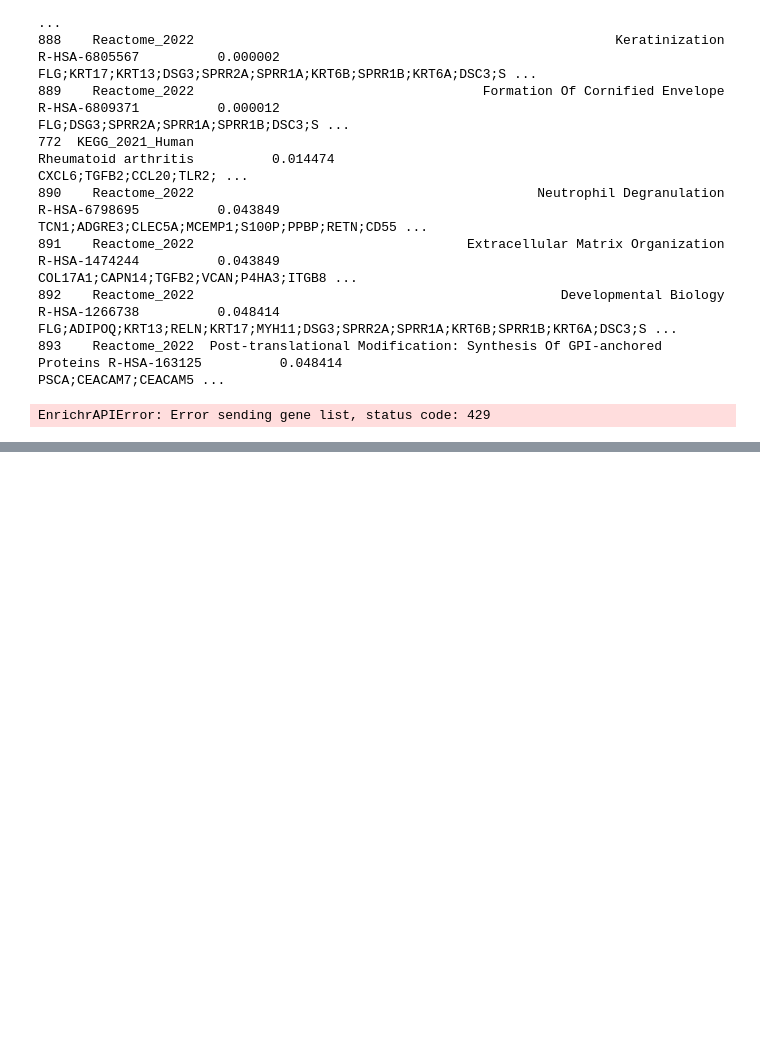
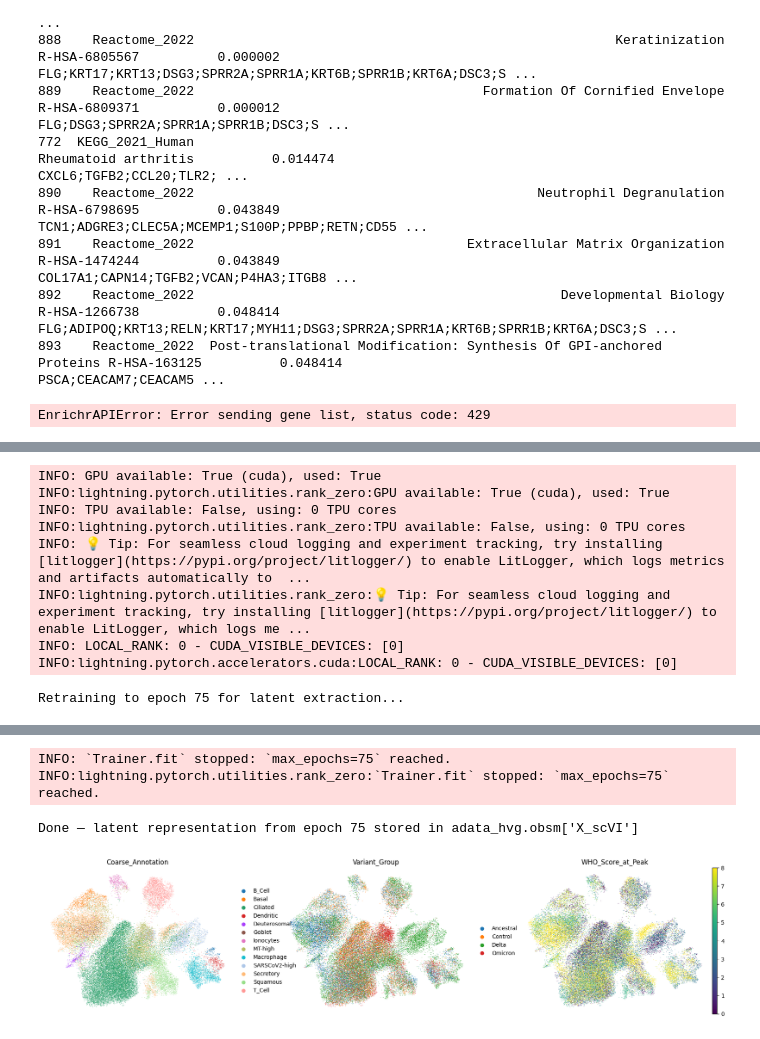
Before and after one commit to Maryam-Gamal/Applied-Machine-Learning-Final-Project, a Jupyter notebook: Ingrid/scVI2.ipynb, the cells around one changed output, grey strips where cells are left out. Cells and saved outputs as stored; diff of their text form; code cells hidden in the pictures; blank space fills up the shorter version.

```diff
--- a/Ingrid/scVI2.ipynb
+++ b/Ingrid/scVI2.ipynb
@@ -758,0 +828,44 @@ EnrichrAPIError: Error sending gene list, status code: 429
+# %%
+# ── 6. Retrain to optimal epoch for latent extraction ────────────────────────
+print(f"\nRetraining to epoch {optimal_epoch} for latent extraction...")
+
+scvi.model.SCVI.setup_anndata(
+    adata_hvg,
+    batch_key="Participant"
+)
+
+model_hvg = scvi.model.SCVI(
+    adata_hvg,
+    n_latent=20,
+    n_layers=2,
+    n_hidden=128,
+    gene_likelihood="nb"
+)
+
+model_hvg.train(
+    max_epochs=optimal_epoch,
+    early_stopping=False
+)
+
+# ── 7. Store latent representation and recompute UMAP ────────────────────────
+adata_hvg.obsm["X_scVI"] = model_hvg.get_latent_representation()
+
+sc.pp.neighbors(adata_hvg, use_rep="X_scVI")
+sc.tl.umap(adata_hvg)
+sc.tl.leiden(adata_hvg, resolution=0.5, flavor='igraph', n_iterations=2, directed=False)
+
+print(f"Done — latent representation from epoch {optimal_epoch} stored in adata_hvg.obsm['X_scVI']")
+
+# ── 8. Sanity plot ────────────────────────────────────────────────────────────
+sc.pl.umap(adata_hvg, color=["Coarse_Annotation", "Variant_Group", "WHO_Score_at_Peak"],
+           frameon=False, ncols=3)
+# %% [output]
+INFO: GPU available: True (cuda), used: True
+INFO:lightning.pytorch.utilities.rank_zero:GPU available: True (cuda), used: True
+INFO: TPU available: False, using: 0 TPU cores
+INFO:lightning.pytorch.utilities.rank_zero:TPU available: False, using: 0 TPU cores
+INFO: 💡 Tip: For seamless cloud logging and experiment tracking, try installing [litlogger](https://pypi.org/project/litlogger/) to enable LitLogger, which logs metrics and artifacts automatically to  ...
+INFO:lightning.pytorch.utilities.rank_zero:💡 Tip: For seamless cloud logging and experiment tracking, try installing [litlogger](https://pypi.org/project/litlogger/) to enable LitLogger, which logs me ...
+INFO: LOCAL_RANK: 0 - CUDA_VISIBLE_DEVICES: [0]
+INFO:lightning.pytorch.accelerators.cuda:LOCAL_RANK: 0 - CUDA_VISIBLE_DEVICES: [0]
+Retraining to epoch 75 for latent extraction...
@@ -758,0 +873,4 @@ EnrichrAPIError: Error sending gene list, status code: 429
+INFO: `Trainer.fit` stopped: `max_epochs=75` reached.
+INFO:lightning.pytorch.utilities.rank_zero:`Trainer.fit` stopped: `max_epochs=75` reached.
+Done — latent representation from epoch 75 stored in adata_hvg.obsm['X_scVI']
+[figure, added]
```
Also changed, not shown: parts of 5 cells of this notebook, 13 other files.
